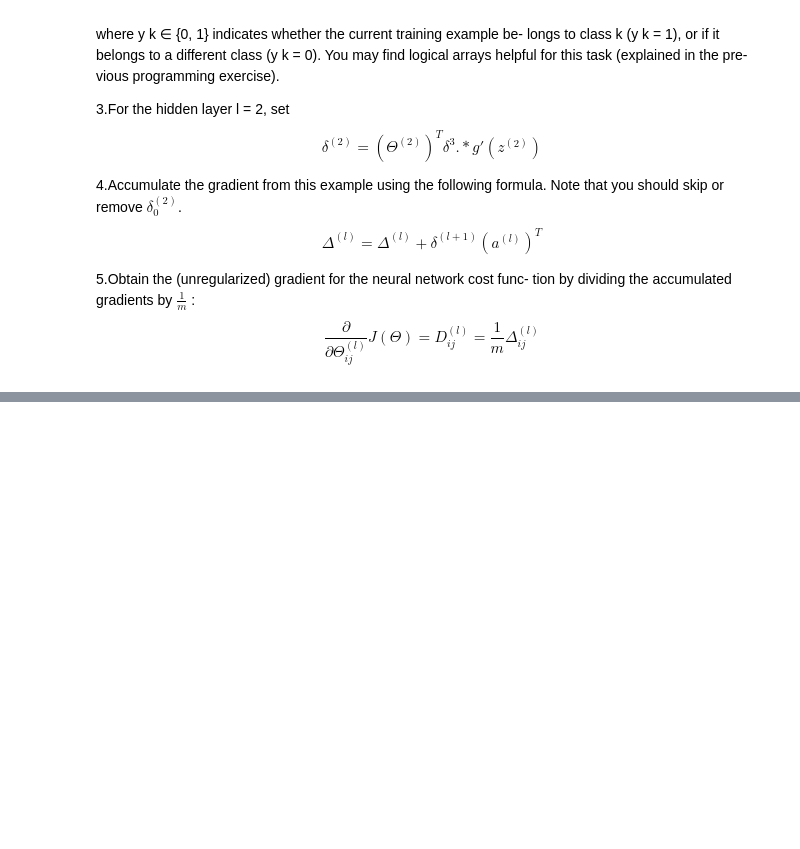
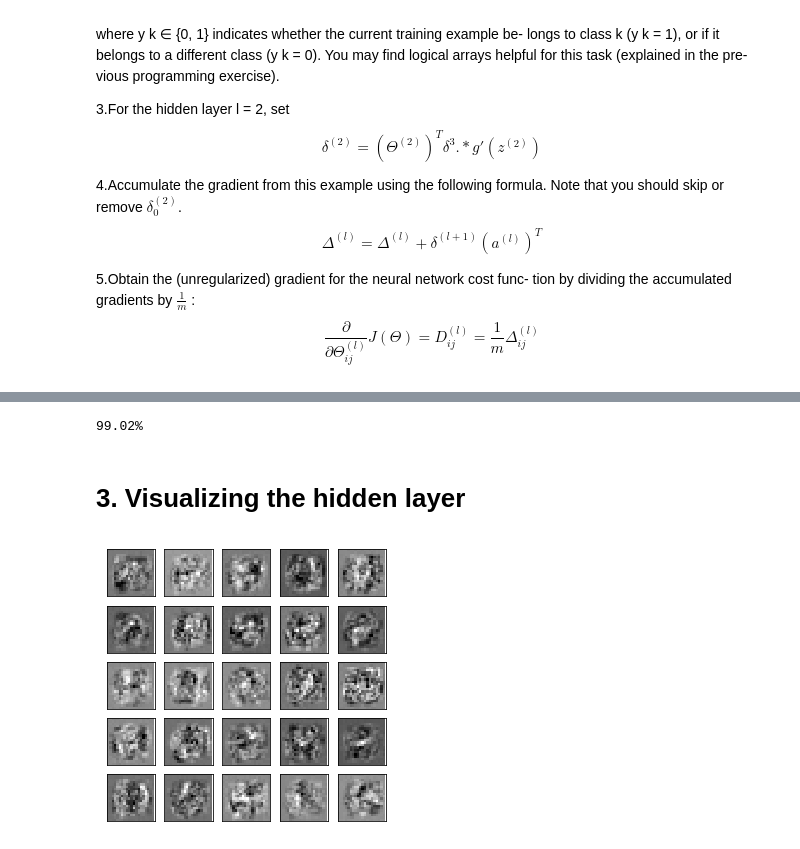
Before and after one commit to HaoxuZhang/machine-learning-python, a Jupyter notebook: ex4/files-mentioned-in-ex4.pdf/ex4.ipynb, the cells around one changed output, grey strips where cells are left out. Drawn from its saved outputs; the diff is of its cells as text; code cells hidden in the pictures; blank space fills up the shorter version.

```diff
--- a/ex4/files-mentioned-in-ex4.pdf/ex4.ipynb
+++ b/ex4/files-mentioned-in-ex4.pdf/ex4.ipynb
@@ -26,3 +64,5 @@ randomly select 100 data points to display
+# %%
+X=transpose_X(X)#为了后面的数据测试，需要再把X变回原来的方向
 # %% [markdown]
 ## 1.2 Model representation
 Our neural network has 3 layers – an input layer,
@@ -97,6 +137,7 @@ def h(x):
 #  We suggest implementing the feedforward cost *without* regularization
 #  first so that it will be easier for you to debug. Later, in part 4, you
 #  will get to implement the regularized cost.
+
 
 def nnCostFunction(nn_params,input_layer_size,hidden_layer_size,\
                   num_labels,X,y,lambd):
@@ -123,6 +164,13 @@ def nnCostFunction(nn_params,input_layer_size,hidden_layer_size,\
     # Setup some useful variables
     m=X.shape[0]
 
+    #change y(i) to vector
+    y_new=np.zeros((m,num_labels))
+    for i in range(m):
+        for j in range(1,num_labels+1):
+            if y[i][0]==j:y_new[i][j-1]=1
+    y=y_new
+
     # You need to return the following variables correctly
     J=0
     Theta1_grad=np.zeros(Theta1.shape)
@@ -130,12 +178,6 @@ def nnCostFunction(nn_params,input_layer_size,hidden_layer_size,\
 
 #Part 1: Feedforward the neural network and return the cost in the
 #variable J.
-    #change y(i) to vector
-    y_new=np.zeros((m,num_labels))
-    for i in range(m):
-        for j in range(1,num_labels+1):
-            if y[i][0]==j:
-                y_new[i][j-1]=1
     #add a column of 1 to X
     X=np.hstack((np.ones((m,1)),X))
     hidden=h(np.dot(X,Theta1.T)) #compute the hidden layer
@@ -144,7 +186,7 @@ def nnCostFunction(nn_params,input_layer_size,hidden_layer_size,\
     #choose the theta with penalize
     Theta1_penalize=np.hsplit(Theta1,(1,))[1]
     Theta2_penalize=np.hsplit(Theta2,(1,))[1]
-    J=np.sum(-y_new*np.log(output)-(1-y_new)*np.log(1-output))/m+\
+    J=np.sum(-y*np.log(output)-(1-y)*np.log(1-output))/m+\
     (lambd/(2*m))*(np.sum(Theta1_penalize**2)+np.sum(Theta2_penalize**2))
 
 #Part 2: Implement the backpropagation algorithm to compute the gradients
@@ -172,7 +214,7 @@ def nnCostFunction(nn_params,input_layer_size,hidden_layer_size,\
         a2=np.vstack((np.ones((1,1)),a2))
         a3=h(np.dot(Theta2,a2))
         #Using delta(L)=a(L)-y(i)
-        delta3=a3-y_new[i].reshape((num_labels,1))
+        delta3=a3-y[i].reshape((num_labels,1))
         #perform back propagation to compute all previous layer error vector
         delta2=np.dot(Theta2.T,delta3)*a2*(1-a2)
         delta2=np.vsplit(delta2,(1,))[1] #需要把bias unit(delta2_0)丢弃
@@ -484,5 +549,5 @@ print(optimizeResult)
 lambd=1
 optimizeResult=minimize(fun=nnCostFunction,x0=initial_nn_params,jac=True,method='TNC',\
                        args=(input_layer_size,hidden_layer_size,num_labels,X,y,lambd),\
-                       options={'maxiter':800})
+                       options={'maxiter':400})
 print(optimizeResult)
@@ -488,0 +565,26 @@ print(optimizeResult)
+# %%
+A3=feedpropagation(optimizeResult.x,X)
+accuracy=computeAccuracy(y,A3)
+print(accuracy)
+# %% [output]
+99.02%
+# %% [markdown]
+# 3. Visualizing the hidden layer
+# %%
+final_theta=optimizeResult.x
+def plt_hidden_layer(theta):
+    Theta1=np.hsplit(theta,(401*25,))[0]
+    Theta1=Theta1.reshape(25,401)
+    hidden_layer=Theta1[:,1:]
+    fig, ax_array = plt.subplots(nrows=5, ncols=5, sharey=True, sharex=True, figsize=(5, 5))
+
+    for r in range(5):
+        for c in range(5):
+            ax_array[r, c].matshow(hidden_layer[5 * r + c].reshape((20, 20)),
+                                   cmap=matplotlib.cm.binary)
+            plt.xticks(np.array([]))
+            plt.yticks(np.array([]))
+plt_hidden_layer(final_theta)
+plt.show()
+# %% [output]
+[figure, added]
```
Also changed, not shown: parts of 12 cells of this notebook.
